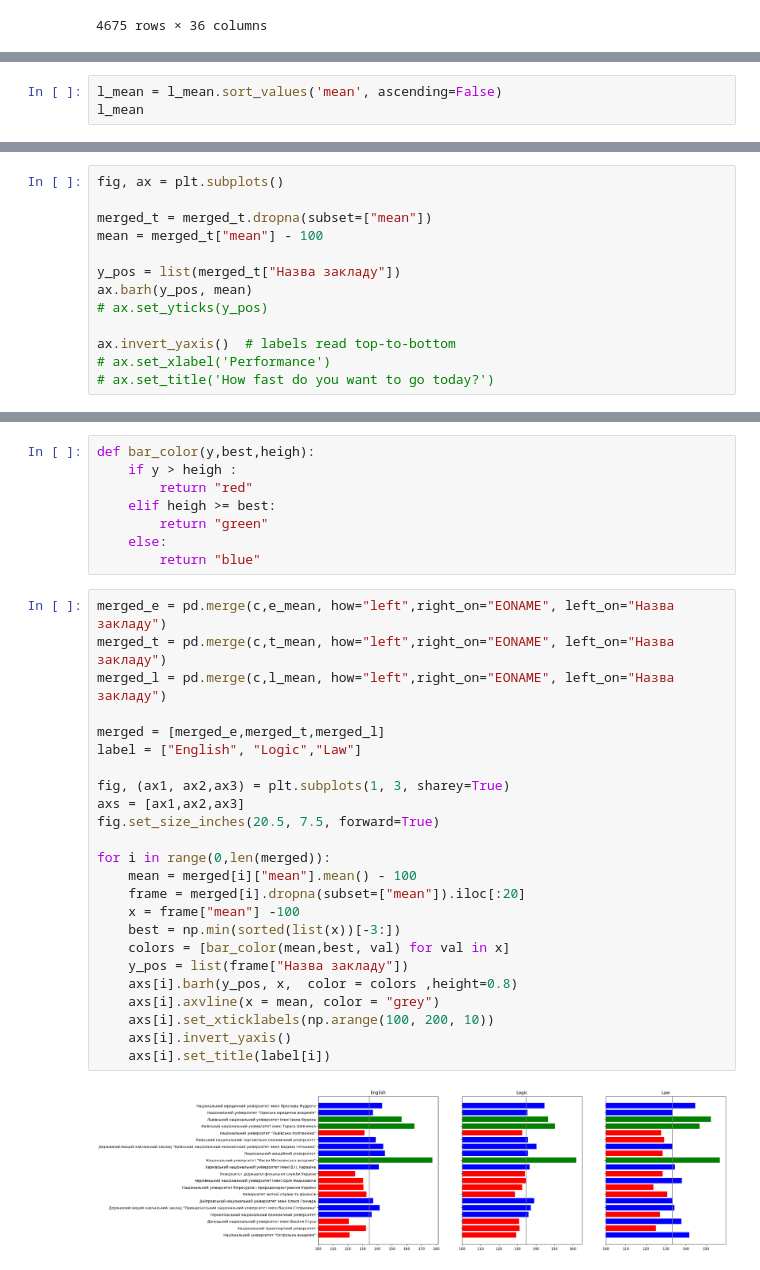
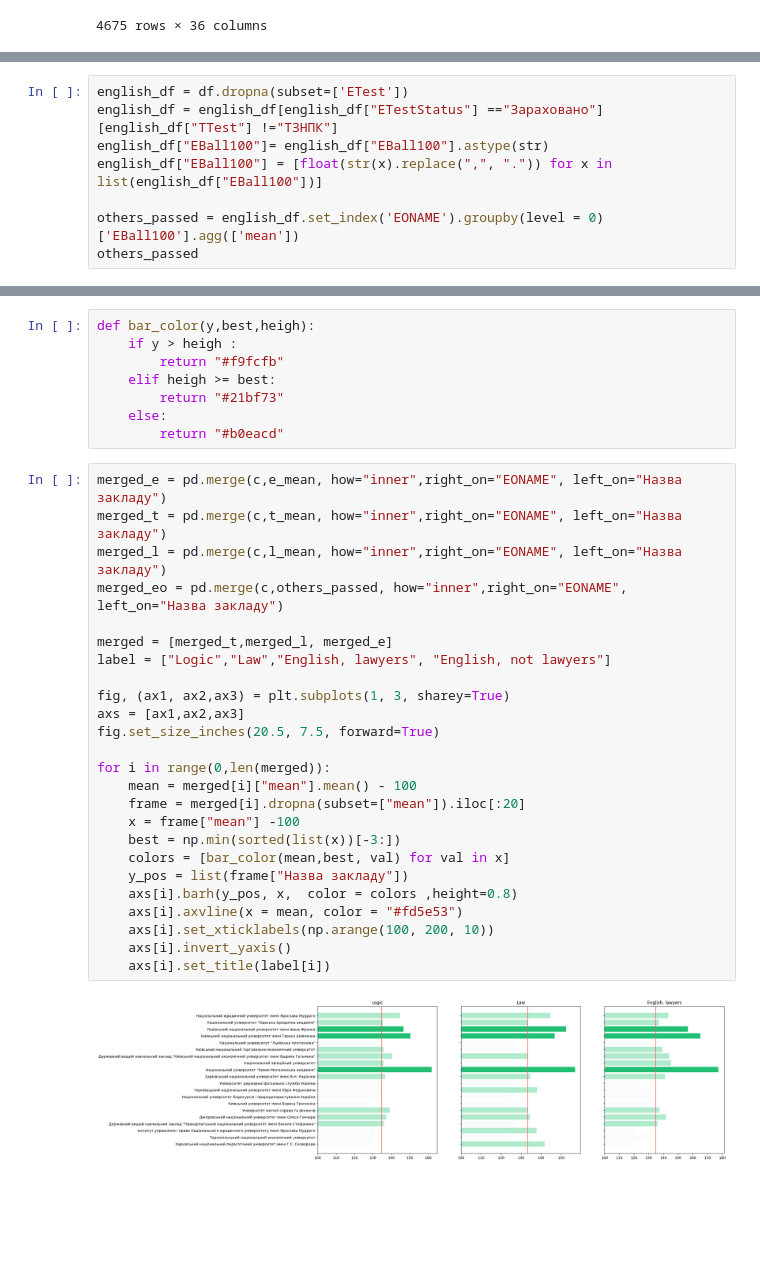
Before and after one commit to maab2198/applied_ds_python, a Jupyter notebook: applied_plotting/C2_A4.ipynb, the cells around one changed output, grey strips where cells are left out. Drawn from its saved outputs; the diff is of its cells as text; blank space fills up the shorter version.

```diff
--- a/applied_plotting/C2_A4.ipynb
+++ b/applied_plotting/C2_A4.ipynb
@@ -402,3 +236,0 @@ c
-# %%
-l_mean = l_mean.sort_values('mean', ascending=False)
-l_mean
@@ -427,13 +236,0 @@ merged_t = pd.merge(c,l_mean, how="left",right_on="EONAME", left_on="Назва
-# %%
-fig, ax = plt.subplots()
-
-merged_t = merged_t.dropna(subset=["mean"])
-mean = merged_t["mean"] - 100
-
-y_pos = list(merged_t["Назва закладу"])
-ax.barh(y_pos, mean)
-# ax.set_yticks(y_pos)
-
-ax.invert_yaxis()  # labels read top-to-bottom
-# ax.set_xlabel('Performance')
-# ax.set_title('How fast do you want to go today?')
@@ -441,0 +239,8 @@ ax.invert_yaxis()  # labels read top-to-bottom
+# %%
+english_df = df.dropna(subset=['ETest'])
+english_df = english_df[english_df["ETestStatus"] =="Зараховано"][english_df["TTest"] !="ТЗНПК"]
+english_df["EBall100"]= english_df["EBall100"].astype(str)
+english_df["EBall100"] = [float(str(x).replace(",", ".")) for x in list(english_df["EBall100"])]
+
+others_passed = english_df.set_index('EONAME').groupby(level = 0)['EBall100'].agg(['mean'])
+others_passed
@@ -442,34 +262,35 @@ ax.invert_yaxis()  # labels read top-to-bottom
 # %%
 def bar_color(y,best,heigh):
     if y > heigh :
-        return "red"
+        return "#f9fcfb"
     elif heigh >= best:
-        return "green"
+        return "#21bf73"
     else:
-        return "blue"
+        return "#b0eacd"
 # %%
-merged_e = pd.merge(c,e_mean, how="left",right_on="EONAME", left_on="Назва закладу")
-merged_t = pd.merge(c,t_mean, how="left",right_on="EONAME", left_on="Назва закладу")
-merged_l = pd.merge(c,l_mean, how="left",right_on="EONAME", left_on="Назва закладу")
+merged_e = pd.merge(c,e_mean, how="inner",right_on="EONAME", left_on="Назва закладу")
+merged_t = pd.merge(c,t_mean, how="inner",right_on="EONAME", left_on="Назва закладу")
+merged_l = pd.merge(c,l_mean, how="inner",right_on="EONAME", left_on="Назва закладу")
+merged_eo = pd.merge(c,others_passed, how="inner",right_on="EONAME", left_on="Назва закладу")
 
-merged = [merged_e,merged_t,merged_l]
-label = ["English", "Logic","Law"]
+merged = [merged_t,merged_l, merged_e]
+label = ["Logic","Law","English, lawyers", "English, not lawyers"]
 
 fig, (ax1, ax2,ax3) = plt.subplots(1, 3, sharey=True)
 axs = [ax1,ax2,ax3]
 fig.set_size_inches(20.5, 7.5, forward=True)
 
 for i in range(0,len(merged)):
     mean = merged[i]["mean"].mean() - 100
     frame = merged[i].dropna(subset=["mean"]).iloc[:20]
     x = frame["mean"] -100
     best = np.min(sorted(list(x))[-3:])
     colors = [bar_color(mean,best, val) for val in x]
     y_pos = list(frame["Назва закладу"])
     axs[i].barh(y_pos, x,  color = colors ,height=0.8)
-    axs[i].axvline(x = mean, color = "grey")
+    axs[i].axvline(x = mean, color = "#fd5e53")
     axs[i].set_xticklabels(np.arange(100, 200, 10))
     axs[i].invert_yaxis()
     axs[i].set_title(label[i])
 # %% [output]
-[figure, old version]
+[figure, new version]
```
Also changed, not shown: parts of 24 cells of this notebook.
